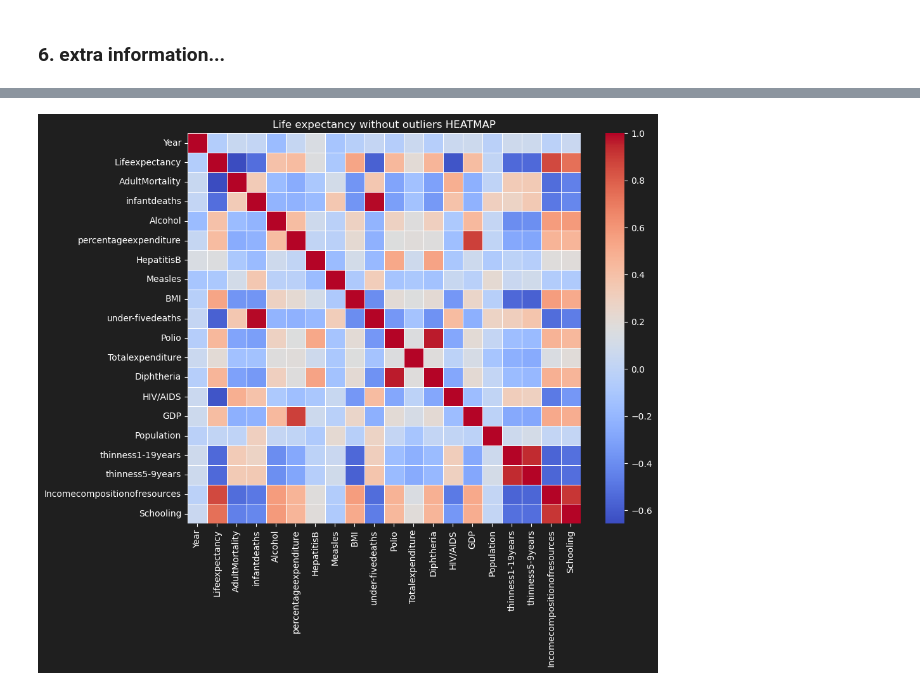
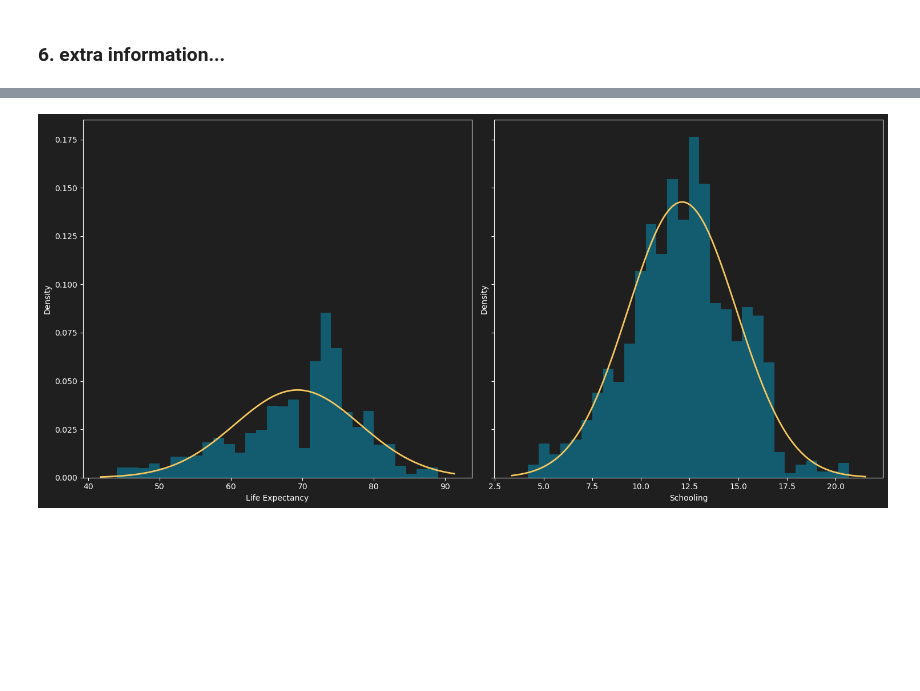
Before and after one commit to amitedenzon/life-expectancy, a Jupyter notebook: research.ipynb, the cells around one changed output, grey strips where cells are left out. Saved outputs shown, nothing was run; the diff lists cells and outputs as text; code cells hidden in the pictures; blank space fills up the shorter version.

Commit message:
FEAT: added normal distribution tests

```diff
--- a/research.ipynb
+++ b/research.ipynb
@@ -244,15 +250,40 @@ with plt.style.context('dark_background'):
-# %%
-corr_matrix = numeric_df_without_outliers.corr()
-
-with plt.style.context('dark_background'):
-    plt.rcParams.update({
-        'figure.facecolor': '#1f1f1f',
-        'axes.facecolor': '#1f1f1f',
-    })
-
-    plt.figure(figsize=(10, 8))
-    plt.title('Life expectancy without outliers HEATMAP')
-    sns.heatmap(corr_matrix, cmap="coolwarm", linewidths=0.5, annot_kws={"fontsize": 10}, fmt=".2f")
-    plt.show()
-# %% [output]
-[figure, removed]
+# %%
+fig, axes = plt.subplots(1, 2, figsize=(15, 7), sharey=True)
+with plt.style.context('dark_background'):
+    fig.patch.set_facecolor('#1f1f1f')
+    for ax in axes:
+        ax.set_facecolor('#1f1f1f')
+        ax.tick_params(colors='white', which='both')
+        ax.spines['top'].set_color('white')
+        ax.spines['bottom'].set_color('white')
+        ax.spines['left'].set_color('white')
+        ax.spines['right'].set_color('white')
+
+    # Plot Life Expectancy distribution
+    axes[0].hist(df['Lifeexpectancy'], bins=30, density=True, alpha=0.6, color='#0b84a5')
+
+    xmin, xmax = axes[0].get_xlim()
+    x = np.linspace(xmin, xmax, 100)
+    p = stats.norm.pdf(x, df['Lifeexpectancy'].mean(), df['Lifeexpectancy'].std())
+    axes[0].plot(x, p, linewidth=2, color='#f6c85f')
+
+    # axes[0].title('Histogram of Life Expectancy with Normal Distribution Curve')
+    axes[0].set_xlabel('Life Expectancy', color='white')
+    axes[0].set_ylabel('Density', color='white')
+
+    # Plot Schooling distribution
+    axes[1].hist(df['Schooling'], bins=30, density=True, alpha=0.6, color='#0b84a5')
+
+    xmin, xmax = axes[1].get_xlim()
+    x = np.linspace(xmin, xmax, 100)
+    p = stats.norm.pdf(x, df['Schooling'].mean(), df['Schooling'].std())
+    axes[1].plot(x, p, linewidth=2, color='#f6c85f')
+
+    # axes[0].title('Histogram of Schooling with Normal Distribution Curve')
+    axes[1].set_xlabel('Schooling', color='white')
+    axes[1].set_ylabel('Density', color='white')
+
+plt.tight_layout()
+plt.show()
+# %% [output]
+[figure, added]
```
Also changed, not shown: parts of 10 cells of this notebook.
